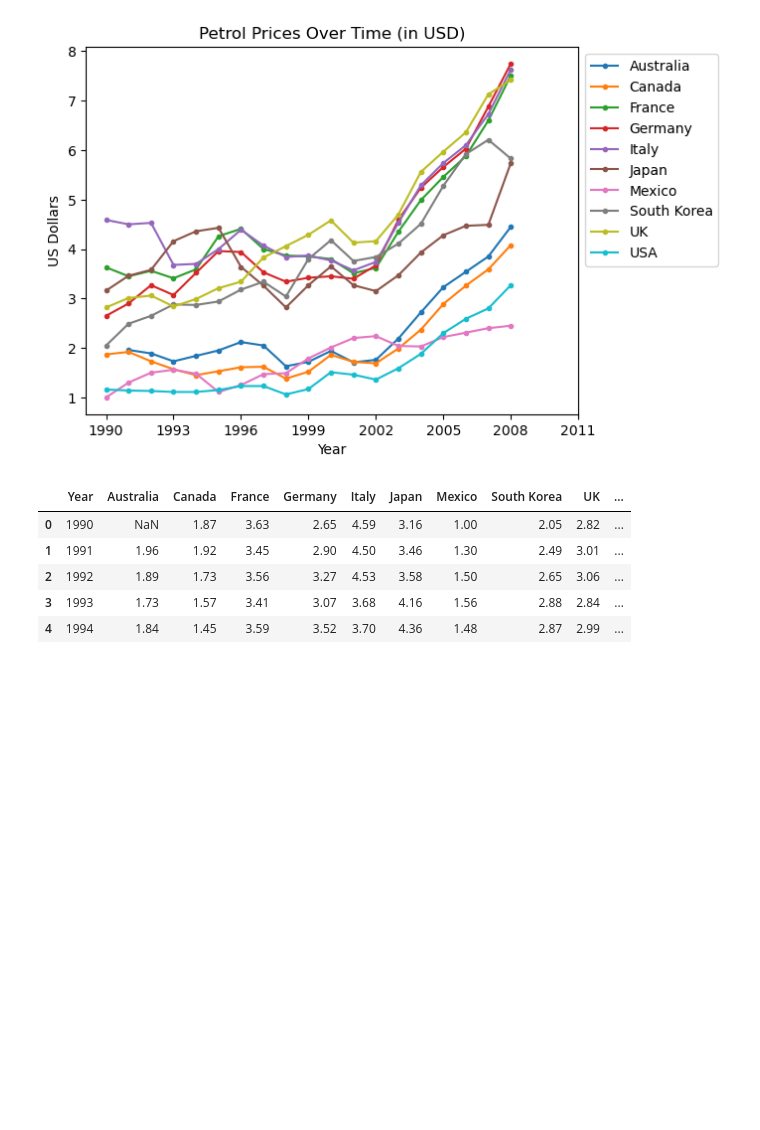
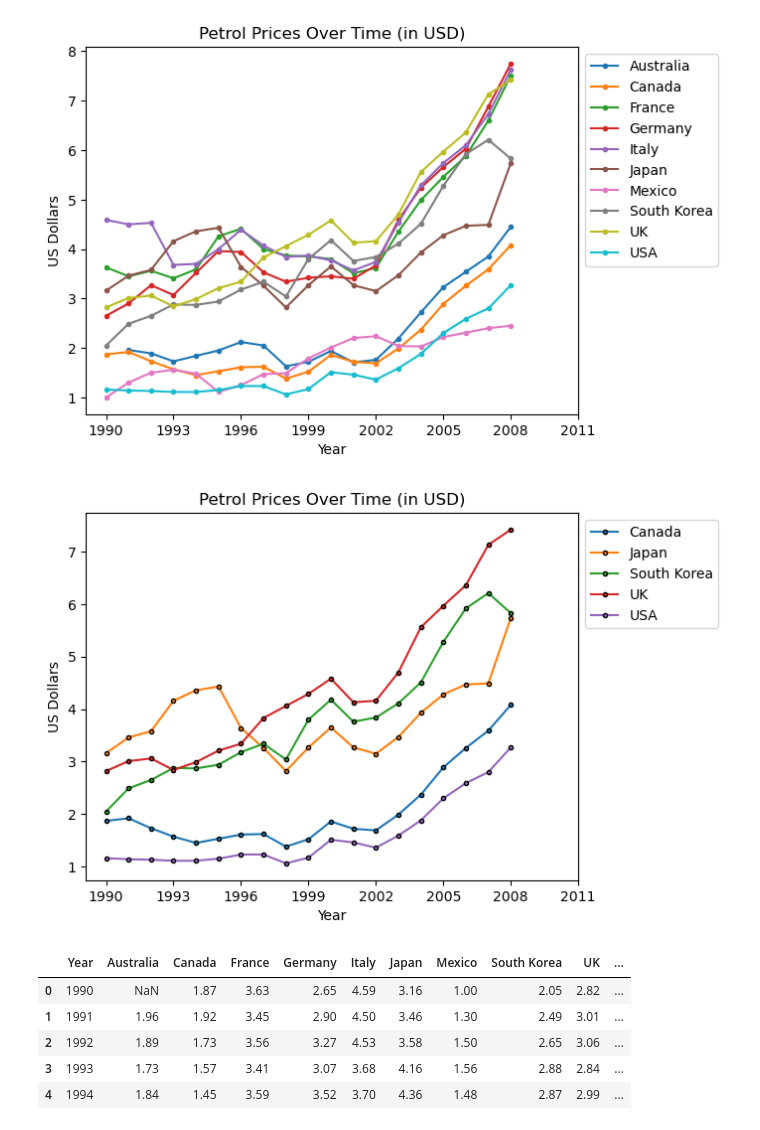
Before and after one commit to Ar3missss/Matplot, a Jupyter notebook: mat2.ipynb, the cells around one changed output. Cells and saved outputs as stored; diff of their text form; code cells hidden in the pictures; blank space fills up the shorter version.

Commit message:
specific country to plot using loop

```diff
--- a/mat2.ipynb
+++ b/mat2.ipynb
@@ -45,6 +45,27 @@ plt.legend(bbox_to_anchor = (1,1)) # position of legends
 plt.show()
 # %% [output]
 [figure]
+# %%
+# With Loop
+petrol2 =gas.copy()
+plt.title('Petrol Prices Over Time (in USD)')
+
+countries_to_look_at = ['USA','UK','South Korea','Japan','Canada']
+for country in petrol:
+    if country in countries_to_look_at:
+        plt.plot(petrol.Year,petrol[country] , label =country, marker = '.', markeredgecolor = 'Black')
+
+plt.xticks(petrol2.Year[::3].tolist()+[2011])
+
+plt.xlabel('Year')
+plt.ylabel('US Dollars')
+
+plt.savefig('outputs/petrol2_prices.png',dpi =300)
+
+plt.legend(bbox_to_anchor = (1,1)) # position of legends
+plt.show()
+# %% [output]
+[figure, added]
 # %%
 petrol.head()
 # %% [output]
```
Also changed, not shown: 1 other file.
